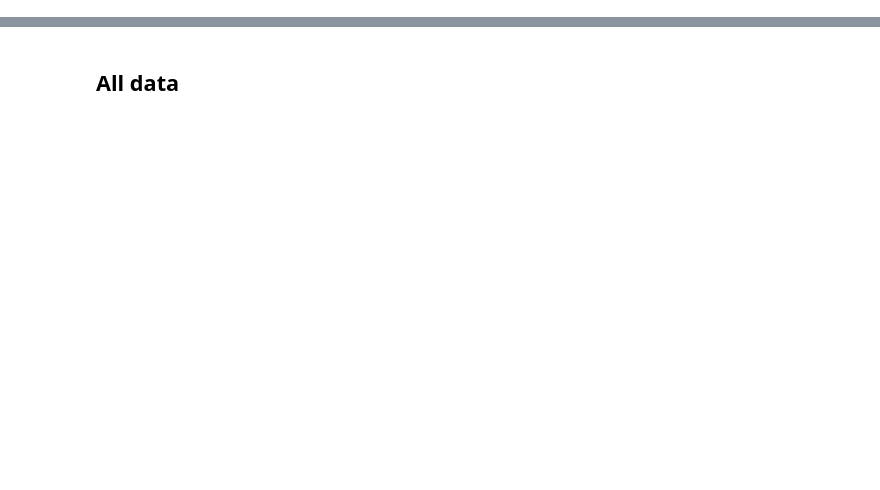
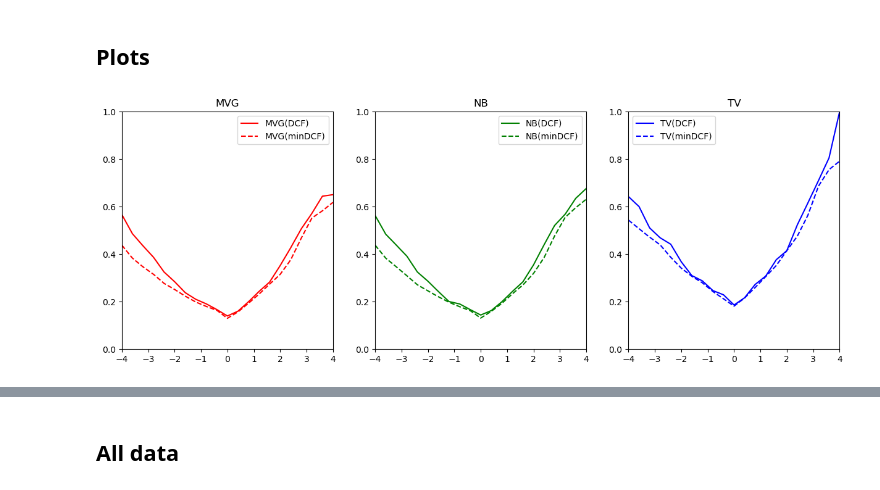
Before and after one commit to Artlima1/mlpr, a Jupyter notebook: labs/project/Project.ipynb, the cells around one changed output, grey strips where cells are left out. Saved outputs shown, nothing was run; the diff lists cells and outputs as text; code cells hidden in the pictures; blank space fills up the shorter version.

```diff
--- a/labs/project/Project.ipynb
+++ b/labs/project/Project.ipynb
@@ -16,0 +184,4 @@ labels = [0, 1]
+# %%
+mvg.fit(DTR_PCA, LTR)
+nb.fit(DTR_PCA, LTR)
+tv.fit(DTR_PCA, LTR)
@@ -16,0 +223,4 @@ labels = [0, 1]
+# %%
+mvg = BinaryMVG()
+nb = BinaryNaiveBayes()
+tv = BinaryTiedVariance()
@@ -16,0 +269,15 @@ labels = [0, 1]
+# %%
+ep = 0.9
+
+tv.set_priors(vcol(np.array([(1-ep), ep])))
+tv.set_optimal_thresold()
+tv.predict(DTE)
+err, cm, DCFu, DCF = tv.evaluate(LTE)
+minDCF = tv.calc_minDCF(LTE)
+print(f"DCF: {DCF: .3f}")
+print(f"minDCF: {minDCF: .3f}")
+# %% [markdown]
+## Plots
+# %%
+effPriorLogOdds = np.linspace(-4, 4, 21)
+effPi = 1/(1+np.exp(-effPriorLogOdds))
@@ -17,2 +325,27 @@ labels = [0, 1]
+# %%
+fig, ax = plt.subplots(1, 3, figsize=(15, 5))
+
+ax[0].set_title("MVG")
+ax[1].set_title("NB")
+ax[2].set_title("TV")
+
+ax[0].plot(effPriorLogOdds, DCFs_mvg, label="MVG(DCF)", color="r")
+ax[0].plot(effPriorLogOdds, minDCFs_mvg, label="MVG(minDCF)", color="r", ls="--")
+ax[1].plot(effPriorLogOdds, DCFs_nb, label="NB(DCF)", color="g")
+ax[1].plot(effPriorLogOdds, minDCFs_nb, label="NB(minDCF)", color="g", ls="--")
+ax[2].plot(effPriorLogOdds, DCFs_tv, label="TV(DCF)", color="b")
+ax[2].plot(effPriorLogOdds, minDCFs_tv, label="TV(minDCF)", color="b", ls="--")
+ax[0].set_ylim([0, 1])
+ax[0].set_xlim([-4, 4])
+ax[1].set_ylim([0, 1])
+ax[1].set_xlim([-4, 4])
+ax[2].set_ylim([0, 1])
+ax[2].set_xlim([-4, 4])
+ax[0].legend()
+ax[1].legend()
+ax[2].legend()
+plt.show()
+# %% [output]
+[figure, added]
 # %% [markdown]
 # Logistic Regression
```
Also changed, not shown: parts of 43 cells of this notebook, 5 other files.
